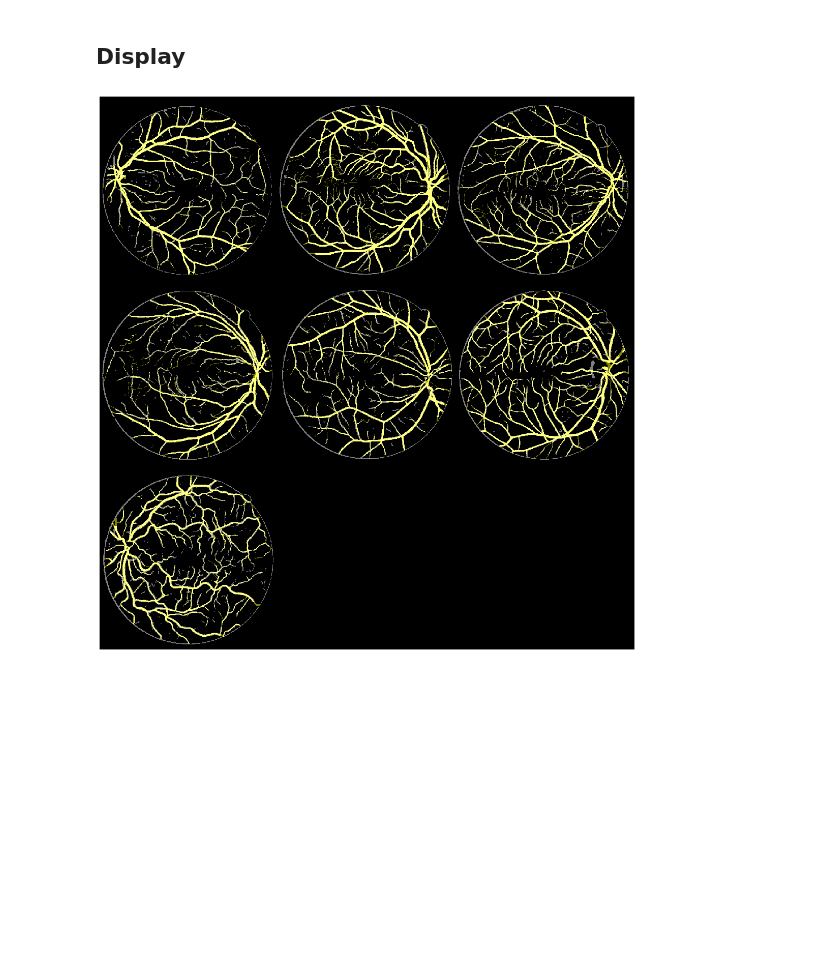
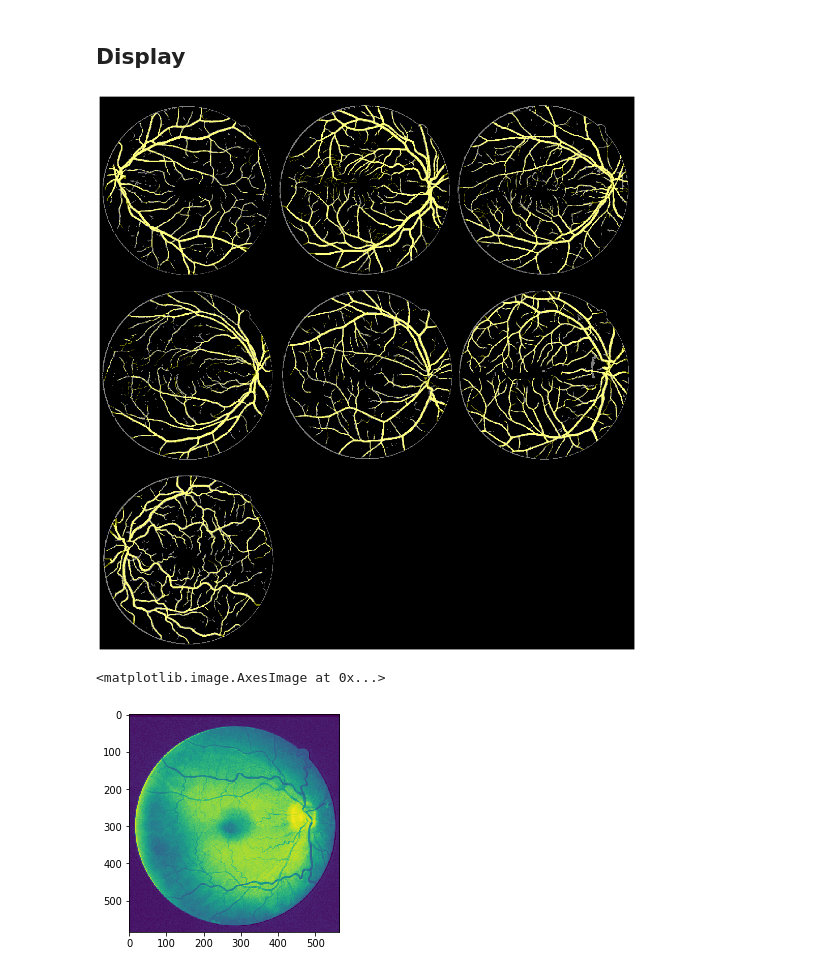
Before and after one commit to wwarriner/retina-unet, a Jupyter notebook: example.ipynb, the cells around one changed output. Saved outputs shown, nothing was run; the diff lists cells and outputs as text; code cells hidden in the pictures; blank space fills up the shorter version.

```diff
--- a/example.ipynb
+++ b/example.ipynb
@@ -9,7 +9,7 @@ from matplotlib import pyplot as plt
 # %%
 config = ConfigFile("config.json")
 config.training.unet.level_count = 2
-config.training.patch_count = 10000
+config.training.patch_count = 1000
 config.training.epochs = 5
 # %% [markdown]
 ## Train
@@ -44,4 +31,15 @@ ax.axis("off")
 out = "example_result.png"
 plt.savefig(str(out))
 # %% [output]
-[figure, old version]
+[figure, new version]
+# %%
+from retinal_fundus_unet import *
+from lib.python_image_utilities.image_util import *
+
+x_train, y_train = load_xy(config, "train")
+mask = load_mask(config, "train")
+# %%
+plt.imshow(x_train[0].squeeze())
+# %% [output]
+<matplotlib.image.AxesImage at 0x...>
+[figure, added]
```
Also changed, not shown: parts of 2 cells of this notebook, 1 other file.
